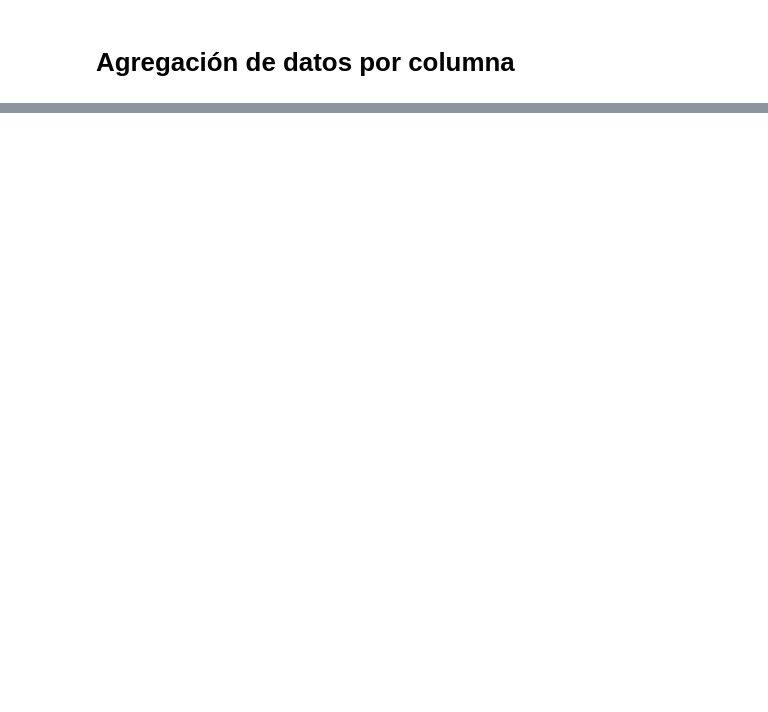
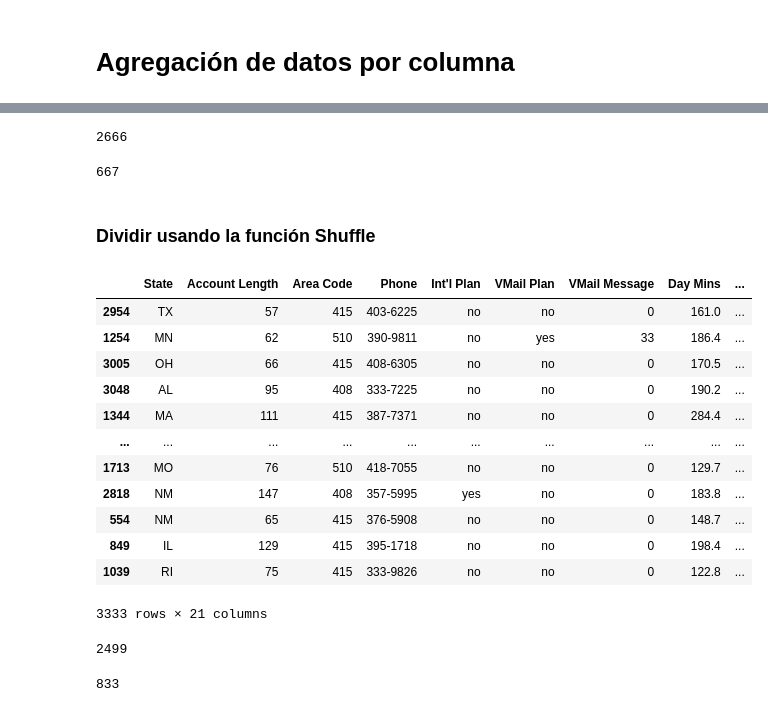
Before and after one commit to jaimelasso/python-ml-course, a Jupyter notebook: notebooks/T2 - 3 - Agrupación de datos.ipynb, the cells around one changed output, grey strips where cells are left out. Drawn from its saved outputs; the diff is of its cells as text; code cells hidden in the pictures; blank space fills up the shorter version.

```diff
--- a/notebooks/T2 - 3 - Agrupación de datos.ipynb
+++ b/notebooks/T2 - 3 - Agrupación de datos.ipynb
@@ -69,0 +459,10 @@ data.head()
+# %%
+len(data_train)
+# %% [output]
+2666
+# %%
+len(data_test)
+# %% [output]
+667
+# %% [markdown]
+### Dividir usando la función Shuffle
@@ -69,0 +471,16 @@ data.head()
+# %%
+sklearn.utils.shuffle(data)
+# %% [output]
+|  | State | Account Length | Area Code | Phone | Int'l Plan | VMail Plan | VMail Message | Day Mins | ... |
+| 2954 | TX | 57 | 415 | 403-6225 | no | no | 0 | 161.0 | ... |
+| 1254 | MN | 62 | 510 | 390-9811 | no | yes | 33 | 186.4 | ... |
+| 3005 | OH | 66 | 415 | 408-6305 | no | no | 0 | 170.5 | ... |
+| 3048 | AL | 95 | 408 | 333-7225 | no | no | 0 | 190.2 | ... |
+| 1344 | MA | 111 | 415 | 387-7371 | no | no | 0 | 284.4 | ... |
+| ... | ... | ... | ... | ... | ... | ... | ... | ... | ... |
+| 1713 | MO | 76 | 510 | 418-7055 | no | no | 0 | 129.7 | ... |
+| 2818 | NM | 147 | 408 | 357-5995 | yes | no | 0 | 183.8 | ... |
+| 554 | NM | 65 | 415 | 376-5908 | no | no | 0 | 148.7 | ... |
+| 849 | IL | 129 | 415 | 395-1718 | no | no | 0 | 198.4 | ... |
+| 1039 | RI | 75 | 415 | 333-9826 | no | no | 0 | 122.8 | ... |
+3333 rows × 21 columns
@@ -69,0 +493,8 @@ data.head()
+# %%
+len(train_data)
+# %% [output]
+2499
+# %%
+len(test_data)
+# %% [output]
+833
```
Also changed, not shown: parts of 65 cells of this notebook.
